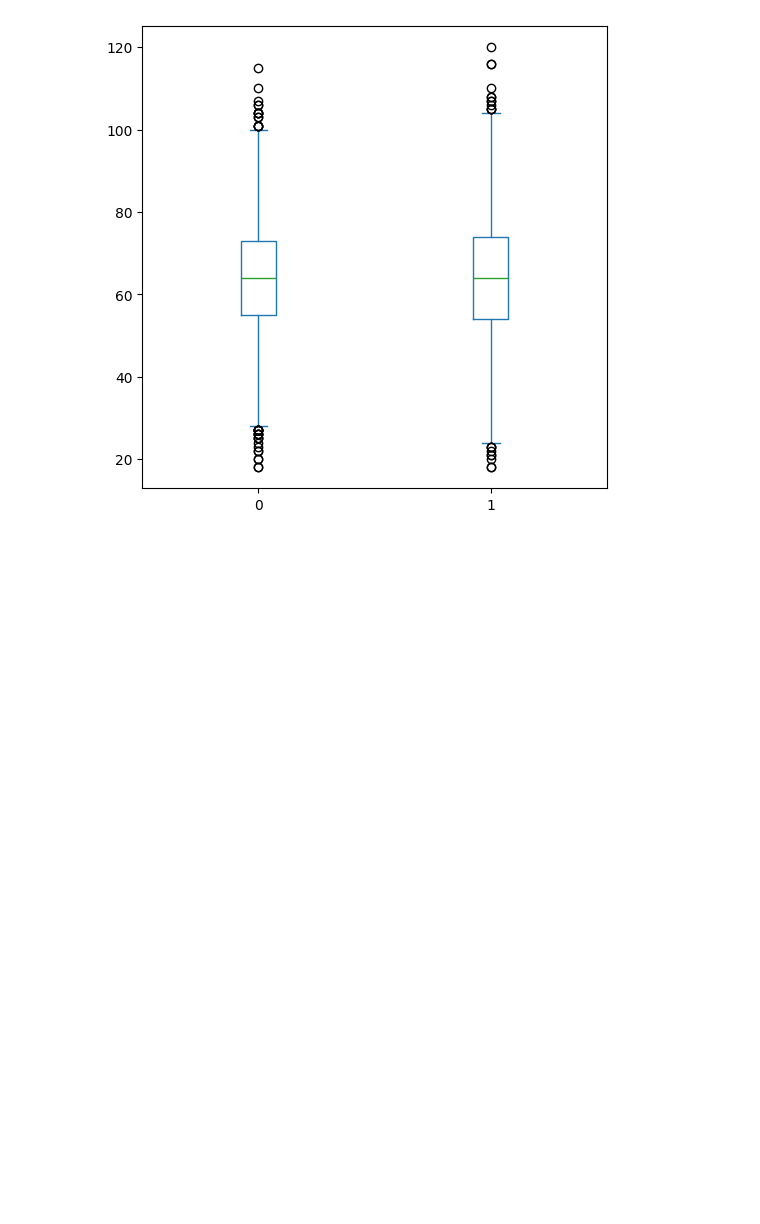
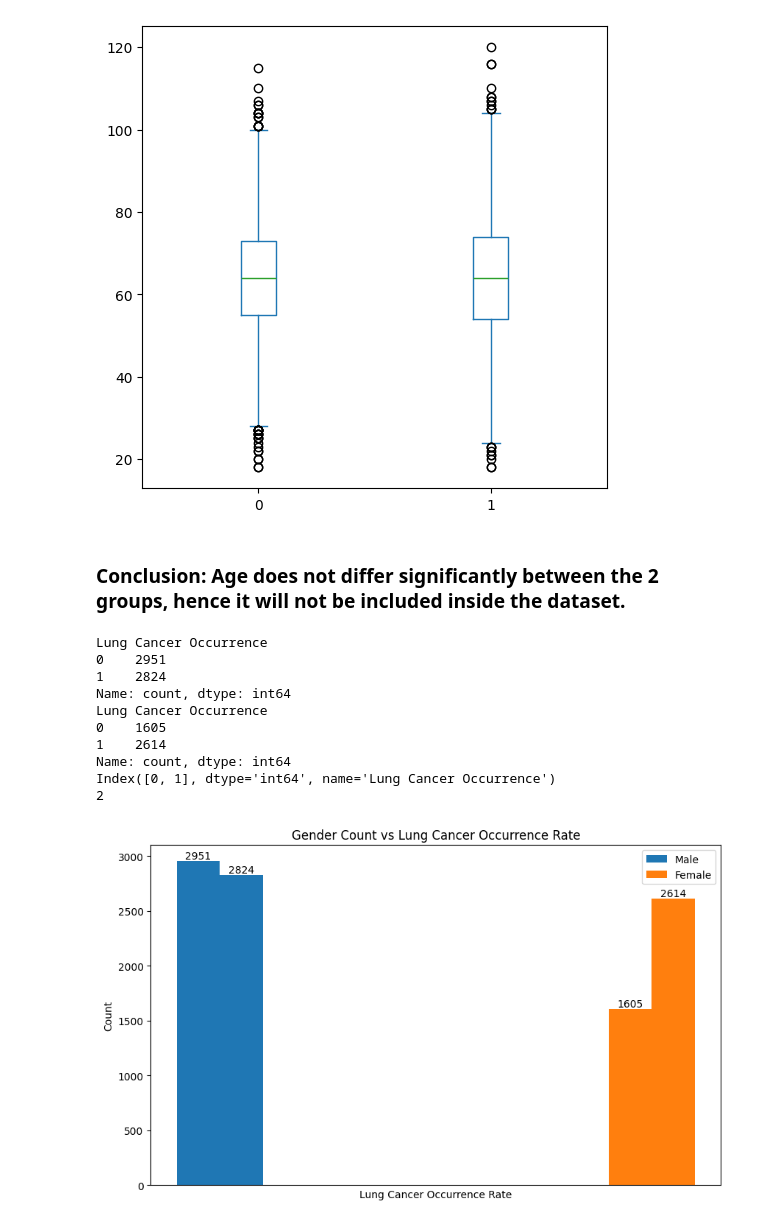
Before and after one commit to Xyfalix/aiap16-lim-chiew-yee-nicholas-743H, a Jupyter notebook: eda.ipynb, the cells around one changed output. Cells and saved outputs as stored; diff of their text form; code cells hidden in the pictures; blank space fills up the shorter version.

Commit message:
added basic lung cancer correlation  analysis for each column in EPA

```diff
--- a/eda.ipynb
+++ b/eda.ipynb
@@ -341,7 +341,8 @@ lung_cancer_raw_data.to_csv('data/cleaned_lung_cancer.csv', index=False)
 
 ### Independent variables deemed significant will be included inside the data for machine learning.
 # %%
-lung_cancer_vs_age = lung_cancer_raw_data.groupby('Lung Cancer Occurrence')['Age'].describe()
+lung_cancer_cleaned_data = pd.read_csv("data/cleaned_lung_cancer.csv")
+lung_cancer_vs_age = lung_cancer_cleaned_data.groupby('Lung Cancer Occurrence')['Age'].describe()
 lung_cancer_vs_age
 # %% [output]
 |  | count | mean | std | min | 25% | 50% | 75% | max |
@@ -353,3 +354,61 @@ lung_cancer_raw_data.pivot(columns='Lung Cancer Occurrence', values='Age').plot(
 # %% [output]
 <Axes: >
 [figure]
+# %% [markdown]
+### Conclusion: Age does not differ significantly between the 2 groups, hence it will not be included inside the dataset.
+# %%
+# Create a grouped bar chart
+matplotlib.pyplot.figure(figsize=(10, 6))
+
+# Iterate over unique values of the independent variable
+for i, group in enumerate(lung_cancer_cleaned_data['Gender'].unique()):
+    # Filter data for the current group
+    group_data = lung_cancer_cleaned_data[lung_cancer_cleaned_data['Gender'] == group]
+
+    # Count occurrences of each category in the dependent variable
+    category_counts = group_data['Lung Cancer Occurrence'].value_counts().sort_index()
+
+    print(category_counts)
+
+    # Plot the bars for each category
+    bars = matplotlib.pyplot.bar(
+        x=[i + 0.1 * j for j in range(len(category_counts))],
+        height=category_counts.values,
+        width=0.1,
+        label=group
+    )
+
+    # Annotate each bar with its count
+    for bar, count in zip(bars, category_counts.values):
+        matplotlib.pyplot.text(bar.get_x() + bar.get_width() / 2, bar.get_height() + 0.05,
+                 f'{count}', ha='center', va='bottom')
+
+
+
+# Set labels and title
+matplotlib.pyplot.xlabel('Lung Cancer Occurrence Rate')
+matplotlib.pyplot.ylabel('Count')
+matplotlib.pyplot.title('Gender Count vs Lung Cancer Occurrence Rate')
+print(category_counts.index)
+print(len(category_counts))
+
+# Hide xticks
+matplotlib.pyplot.xticks([])
+
+# Show legend
+matplotlib.pyplot.legend()
+
+# Show the plot
+matplotlib.pyplot.show()
+# %% [output]
+Lung Cancer Occurrence
+0    2951
+1    2824
+Name: count, dtype: int64
+Lung Cancer Occurrence
+0    1605
+1    2614
+Name: count, dtype: int64
+Index([0, 1], dtype='int64', name='Lung Cancer Occurrence')
+2
+[figure, added]
```
Also changed, not shown: parts of 20 cells of this notebook, 5 other files.
